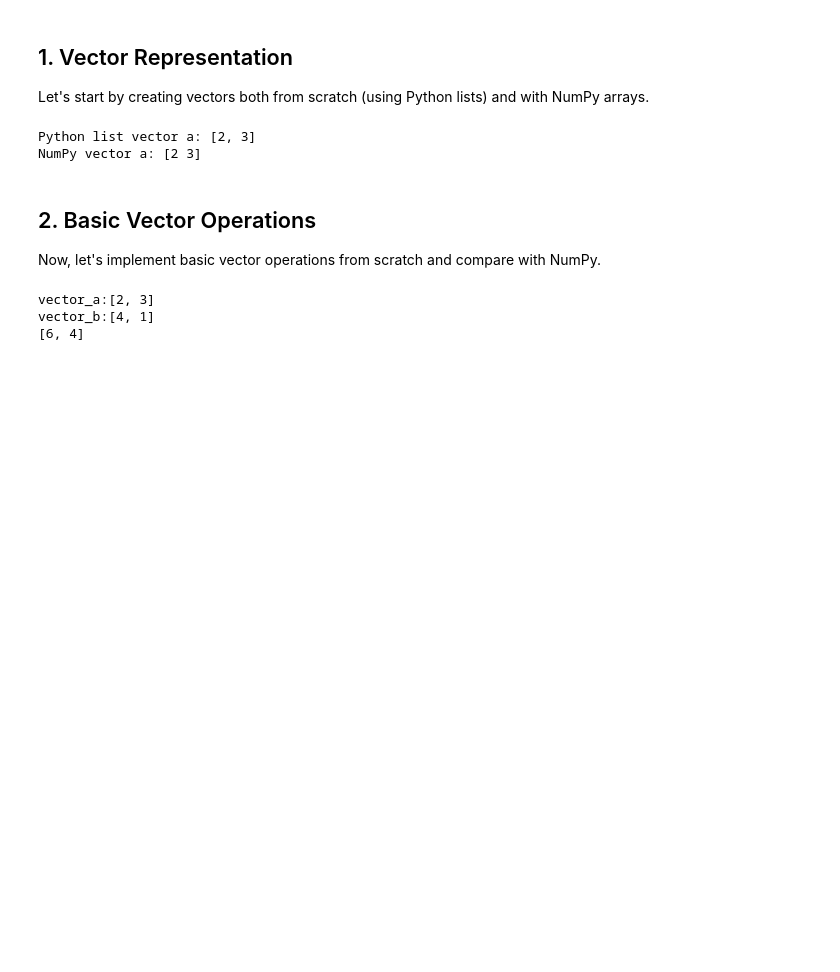
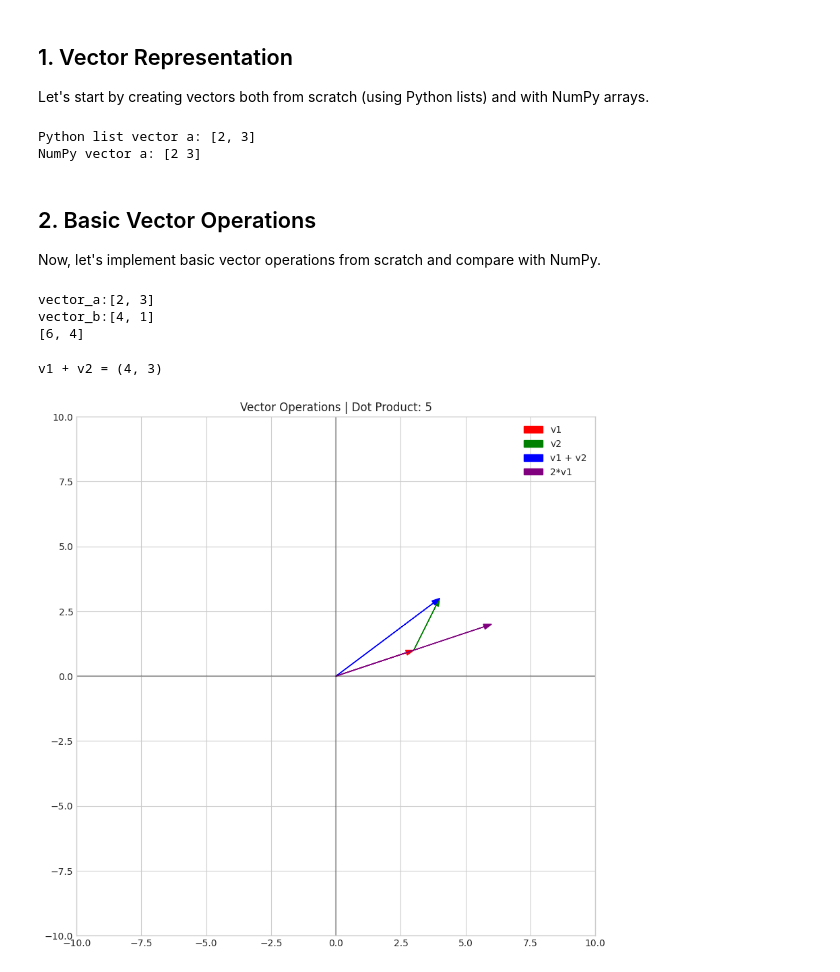
Before and after one commit to jakedevsthings/learn-ai-ml-dl, a Jupyter notebook: phase0/linear_algebra/notebooks/01_vector_operations.ipynb, the cells around one changed output. Drawn from its saved outputs; the diff is of its cells as text; code cells hidden in the pictures; blank space fills up the shorter version.

```diff
--- a/phase0/linear_algebra/notebooks/01_vector_operations.ipynb
+++ b/phase0/linear_algebra/notebooks/01_vector_operations.ipynb
@@ -45,3 +47,29 @@ print(vector_add(vector_a, vector_b))
 vector_a:[2, 3]
 vector_b:[4, 1]
 [6, 4]
+# %%
+# Create two 2D vectors
+v1 = vo.create_vector([3, 1])
+v2 = vo.create_vector([1, 2])
+
+# Setup the plot
+fig, ax = vv.setup_2d_plot()
+
+# Visualize vector addition
+result = vv.plot_vector_addition(ax, v1, v2)
+print(f"v1 + v2 = {vo.vector_to_string(result)}")
+
+# Visualize scalar multiplication
+scaled_v1 = vo.scalar_multiply(2, v1)
+vv.plot_vector(ax, scaled_v1, color='purple', label='2*v1')
+
+# Visualize dot product (can't directly visualize, but can print the result)
+dot_result = vo.dot_product(v1, v2)
+plt.title(f"Vector Operations | Dot Product: {dot_result}")
+
+# Add a legend
+plt.legend()
+plt.show()
+# %% [output]
+v1 + v2 = (4, 3)
+[figure, added]
```
Also changed, not shown: parts of 2 cells of this notebook, 20 other files.
